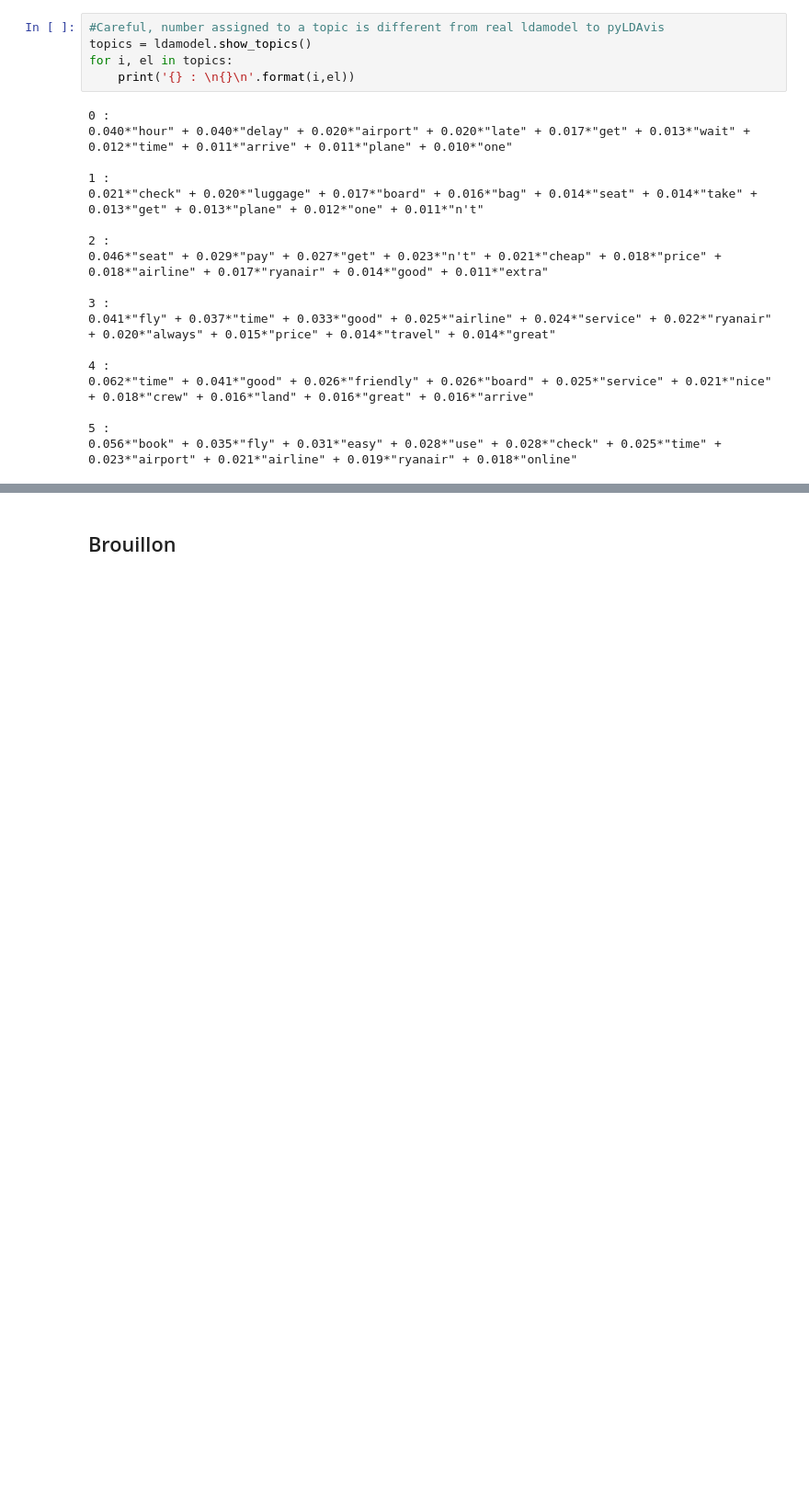
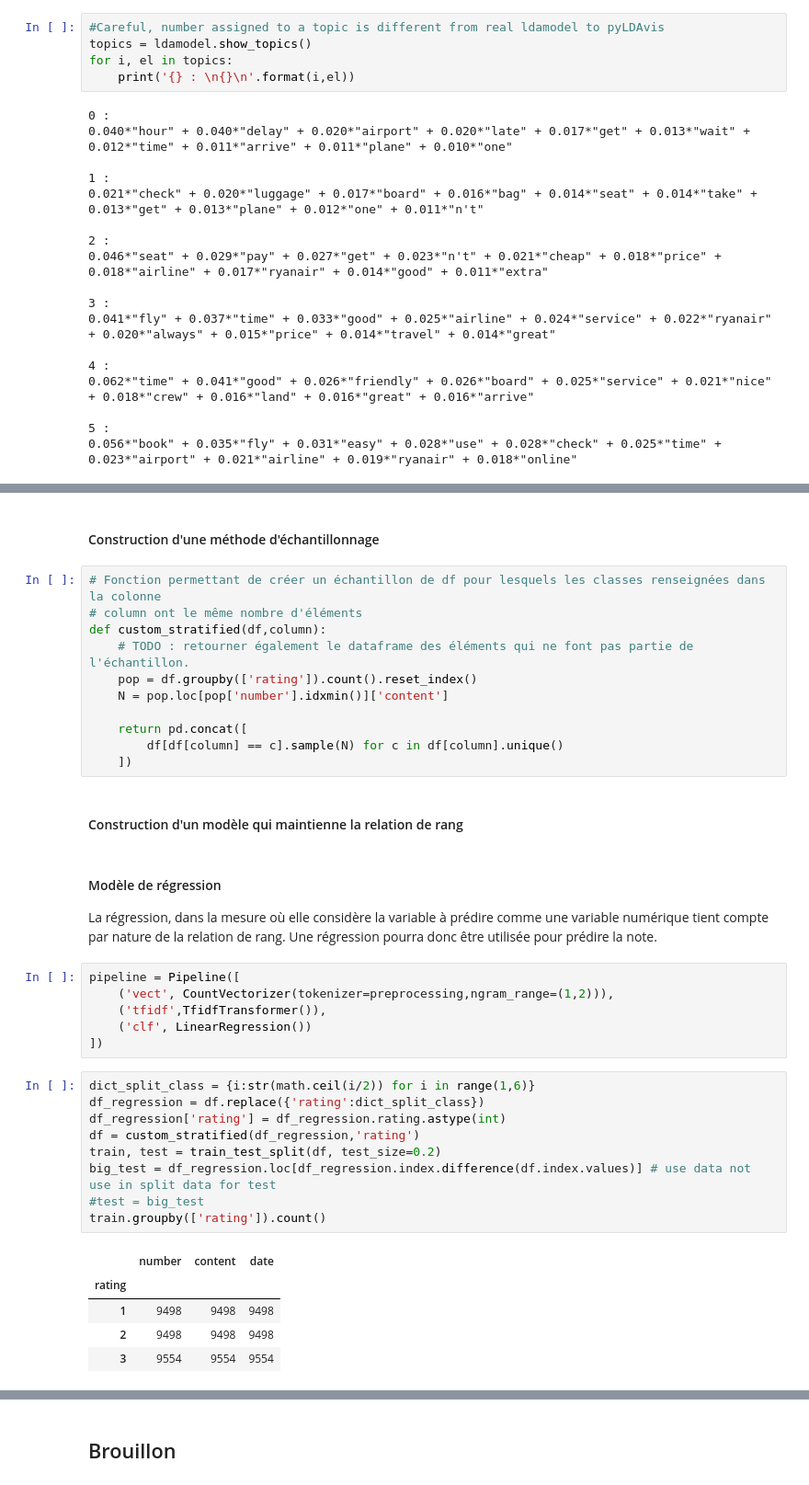
Before and after one commit to hsechier/INSA-Text-Mining, a Jupyter notebook: notebook/INSA from scratch.ipynb, the cells around one changed output, grey strips where cells are left out. Shown at 92% size. Cells and saved outputs as stored; diff of their text form; blank space fills up the shorter version.

```diff
--- a/notebook/INSA from scratch.ipynb
+++ b/notebook/INSA from scratch.ipynb
@@ -336,0 +374,40 @@ for i, el in topics:
+# %% [markdown]
+#### Construction d'une méthode d'échantillonnage
+# %%
+# Fonction permettant de créer un échantillon de df pour lesquels les classes renseignées dans la colonne
+# column ont le même nombre d'éléments
+def custom_stratified(df,column):
+    # TODO : retourner également le dataframe des éléments qui ne font pas partie de l'échantillon.
+    pop = df.groupby(['rating']).count().reset_index()
+    N = pop.loc[pop['number'].idxmin()]['content']
+
+    return pd.concat([
+        df[df[column] == c].sample(N) for c in df[column].unique()
+    ])
+# %% [markdown]
+#### Construction d'un modèle qui maintienne la relation de rang
+# %% [markdown]
+#### Modèle de régression <a class="anchor" id="regression"></a>
+
+La régression, dans la mesure où elle considère la variable à prédire comme une variable numérique tient compte par nature de la relation de rang. Une régression pourra donc être utilisée pour prédire la note.
+# %%
+pipeline = Pipeline([
+    ('vect', CountVectorizer(tokenizer=preprocessing,ngram_range=(1,2))),
+    ('tfidf',TfidfTransformer()),
+    ('clf', LinearRegression())
+])
+# %%
+dict_split_class = {i:str(math.ceil(i/2)) for i in range(1,6)}
+df_regression = df.replace({'rating':dict_split_class})
+df_regression['rating'] = df_regression.rating.astype(int)
+df = custom_stratified(df_regression,'rating')
+train, test = train_test_split(df, test_size=0.2)
+big_test = df_regression.loc[df_regression.index.difference(df.index.values)] # use data not use in split data for test
+#test = big_test
+train.groupby(['rating']).count()
+# %% [output]
+|  | number | content | date |
+| rating |  |  |  |
+| 1 | 9498 | 9498 | 9498 |
+| 2 | 9498 | 9498 | 9498 |
+| 3 | 9554 | 9554 | 9554 |
```
Also changed, not shown: parts of 18 cells of this notebook.
